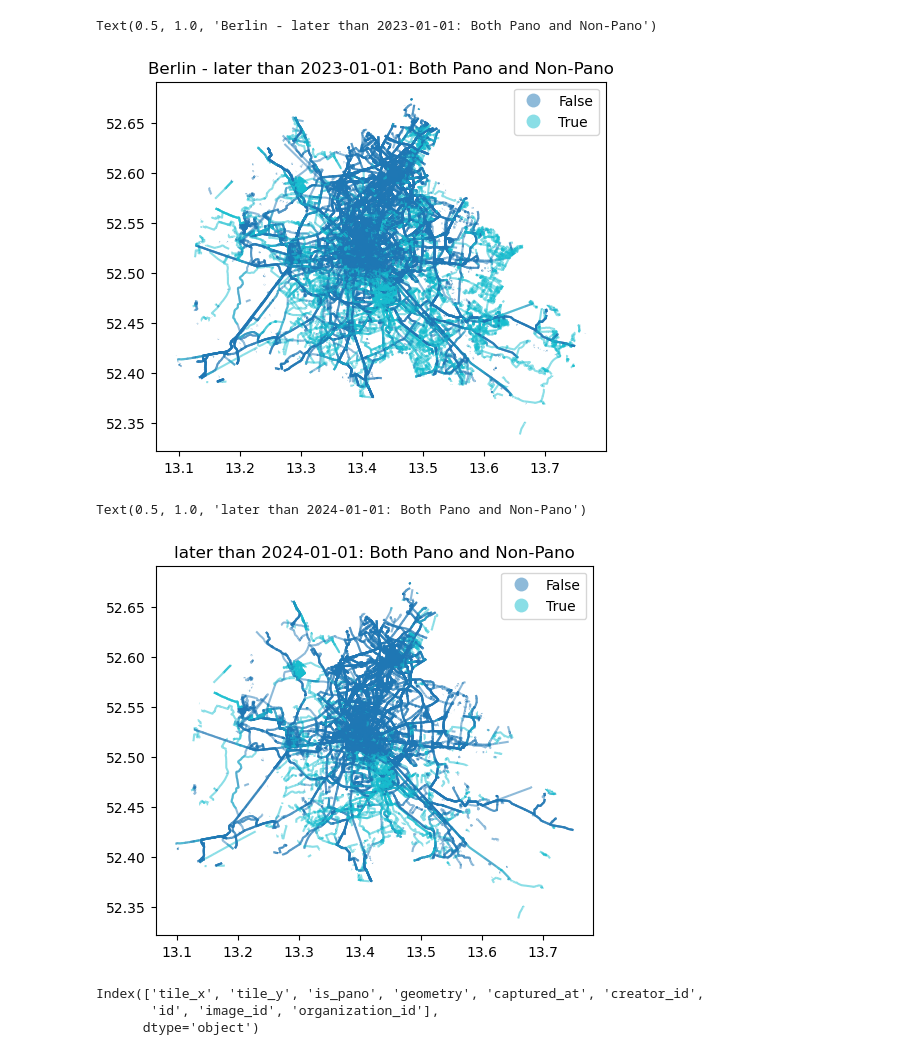
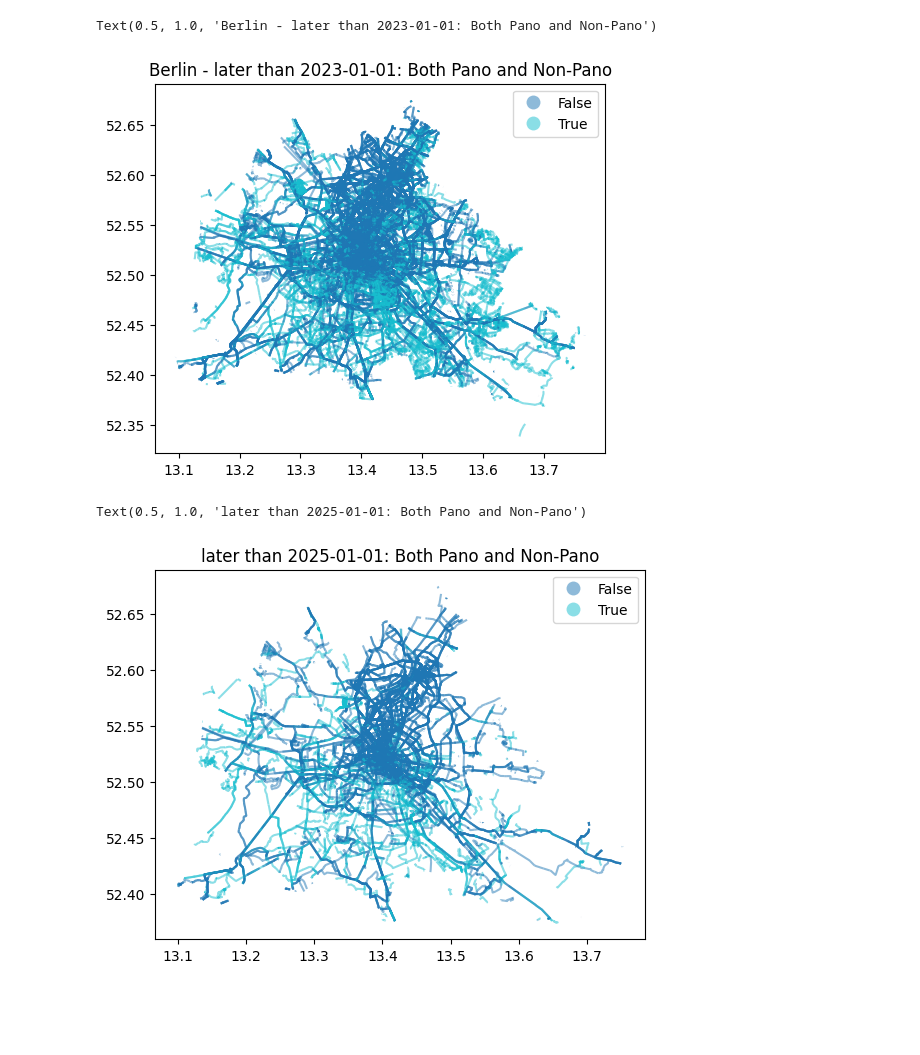
Before and after one commit to vizsim/mapillary_coverage, a Jupyter notebook: 2_create_buffer_coverage.ipynb, the cells around one changed output. Cells and saved outputs as stored; diff of their text form; code cells hidden in the pictures; blank space fills up the shorter version.

Commit message:
updated process: new data, more reproducible

```diff
--- a/2_create_buffer_coverage.ipynb
+++ b/2_create_buffer_coverage.ipynb
@@ -8,3 +8,10 @@ import matplotlib.pyplot as plt
 # Input: (Parquet File) mapillary coverage lines per tile
 
 # Output: Buffered lines per tile for pano only and all
+# %%
+import glob
+
+parquet_files = glob.glob("ml_output/mapillary_coverage_DE-*.parquet")
+mapillary_coverage = gpd.GeoDataFrame(pd.concat([gpd.read_parquet(f) for f in parquet_files], ignore_index=True))
+
+mapillary_coverage
@@ -22,7 +43,4 @@ import matplotlib.pyplot as plt
 #mapillary_coverage = gpd.read_parquet("output_berlin_2025-05-10_combined/mapillary_coverage_from23-01-01_berlin_combined_output_full_2025-05-10.parquet")
 
 # Germany may 25
-mapillary_coverage = gpd.read_parquet("output_germany_2025-05_combined/mapillary_coverage_from23-01-01_germany_combined_output_full_2025-05-11.parquet")
-
-
-mapillary_coverage
+#mapillary_coverage = gpd.read_parquet("output_germany_2025-05_combined/mapillary_coverage_from23-01-01_germany_combined_output_full_2025-05-11.parquet")
@@ -72,7 +76,7 @@ ax = mapillary_coverage_clipped.plot(column="is_pano", alpha=0.5, legend=True)
 plt.title("Berlin - later than 2023-01-01: Both Pano and Non-Pano")
 # %% [output]
 Text(0.5, 1.0, 'Berlin - later than 2023-01-01: Both Pano and Non-Pano')
-[figure, old version]
+[figure, new version]
 # %%
 from datetime import datetime
 import pandas as pd
@@ -81,7 +85,7 @@ import pandas as pd
 mapillary_coverage_clipped['captured_at'] = pd.to_datetime(mapillary_coverage_clipped['captured_at'])
 
 # Create a naive Timestamp with the desired date (no timezone information)
-filter_date = pd.Timestamp(datetime(2024, 1, 1))
+filter_date = pd.Timestamp(datetime(2025, 1, 1))
 
 # Filter rows where 'captured_at' is after January 1, 2023
 filtered_mapillary_coverage = mapillary_coverage_clipped[
@@ -90,10 +94,10 @@ filtered_mapillary_coverage = mapillary_coverage_clipped[
 # %%
 from datetime import datetime, timezone
 ax = filtered_mapillary_coverage.plot(column="is_pano", alpha=0.5, legend=True)
-plt.title("later than 2024-01-01: Both Pano and Non-Pano")
+plt.title("later than 2025-01-01: Both Pano and Non-Pano")
 # %% [output]
-Text(0.5, 1.0, 'later than 2024-01-01: Both Pano and Non-Pano')
+Text(0.5, 1.0, 'later than 2025-01-01: Both Pano and Non-Pano')
-[figure, old version]
+[figure, new version]
 # %%
 
 # berlin both pano and non-pano ~ 1min
@@ -146,6 +131,0 @@ mapillary_coverage_dissolved=mapillary_coverage_dissolved.reset_index()
-# %%
-mapillary_coverage_dissolved.columns
-# %% [output]
-Index(['tile_x', 'tile_y', 'is_pano', 'geometry', 'captured_at', 'creator_id',
-       'id', 'image_id', 'organization_id'],
-      dtype='object')
```
Also changed, not shown: parts of 11 cells of this notebook, 6 other files.
